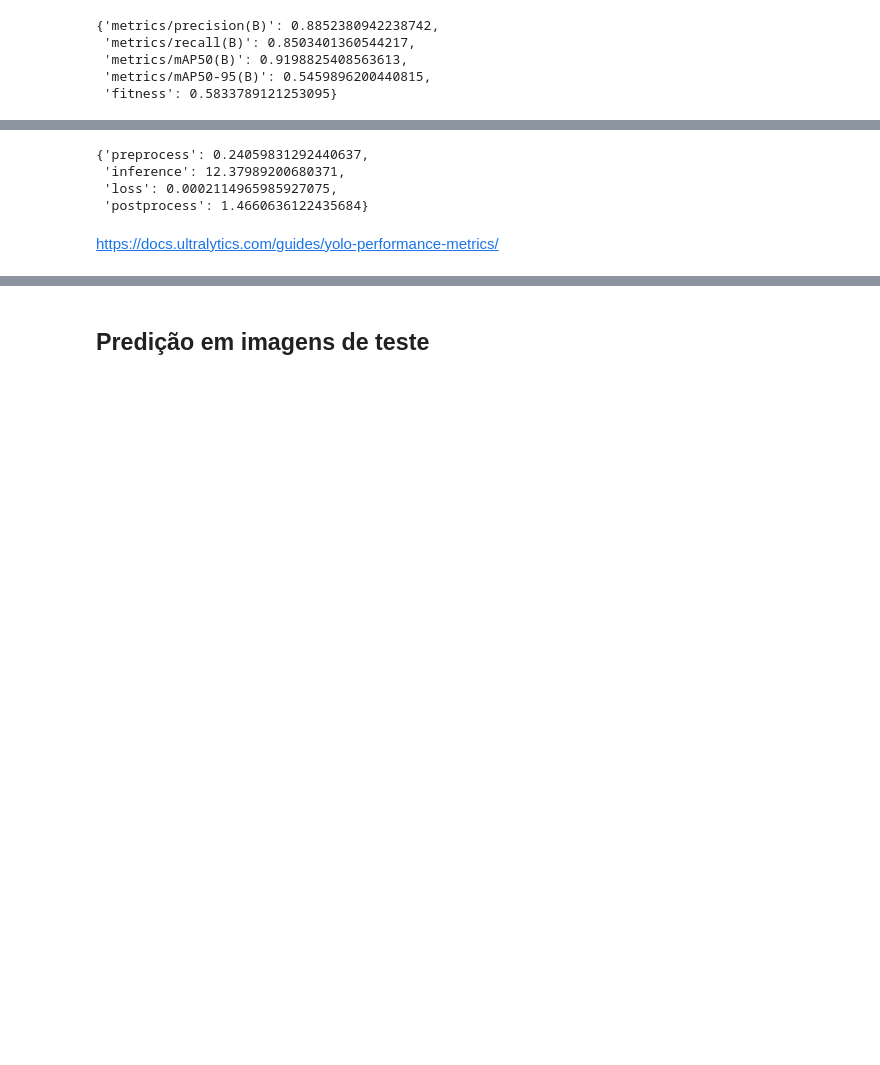
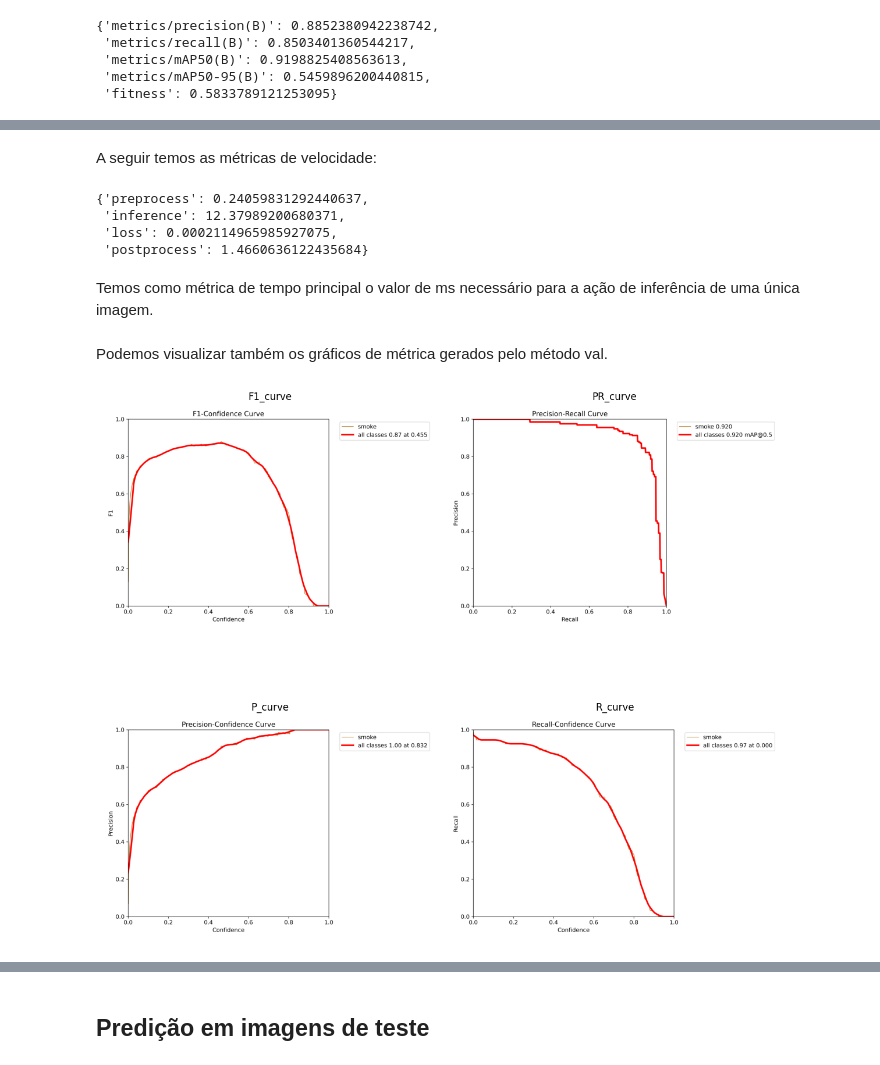
Before and after one commit to renneruan/desafio-data-science-2025, a Jupyter notebook: notebooks/smoke_detection.ipynb, the cells around one changed output, grey strips where cells are left out. Drawn from its saved outputs; the diff is of its cells as text; code cells hidden in the pictures; blank space fills up the shorter version.

Commit message:
Adicionando discussão de métricas e laço de predição

```diff
--- a/smoke_detection.ipynb
+++ b/notebooks/smoke_detection.ipynb
@@ -265,3 +269,5 @@ metrics.results_dict
+# %% [markdown]
+A seguir temos as métricas de velocidade:
 # %%
 metrics.speed
 # %% [output]
@@ -269,5 +275,32 @@ metrics.speed
  'inference': 12.37989200680371,
  'loss': 0.0002114965985927075,
  'postprocess': 1.4660636122435684}
-# %% [markdown]
-https://docs.ultralytics.com/guides/yolo-performance-metrics/
+# %% [markdown]
+Temos como métrica de tempo principal o valor de ms necessário para a ação de inferência de uma única imagem.
+# %% [markdown]
+Podemos visualizar também os gráficos de métrica gerados pelo método val.
+# %%
+latest_folder = get_latest_folder(Path("../runs/detect_without_preprocessing"))
+
+graphs = [
+    "F1_curve",
+    "PR_curve",
+    "P_curve",
+    "R_curve"
+]
+
+fig, axes = plt.subplots(2, 2, figsize=(12, 12))
+for i, graph_name in enumerate(graphs):
+    img_path = Path(os.path.join(latest_folder, f"{graph_name}.png"))
+    if img_path.exists():
+        img = cv2.imread(img_path)
+
+        ax = axes[i // 2, i % 2]
+        ax.imshow(img)
+        ax.set_title(graph_name)
+        ax.axis("off")
+
+plt.tight_layout()
+plt.show()
+# %% [output]
+[figure, added]
```
Also changed, not shown: parts of 16 cells of this notebook, 2 other files.
